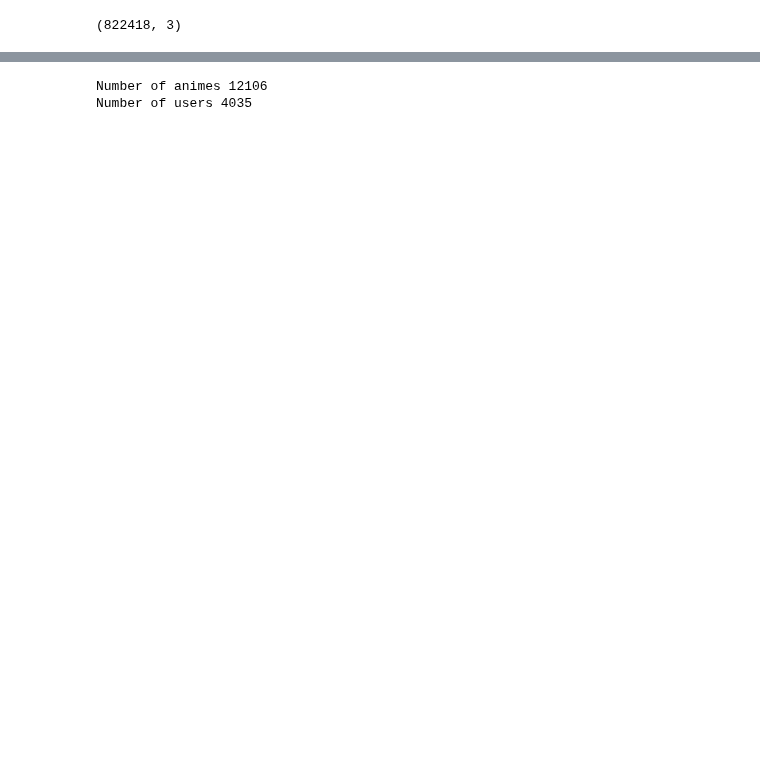
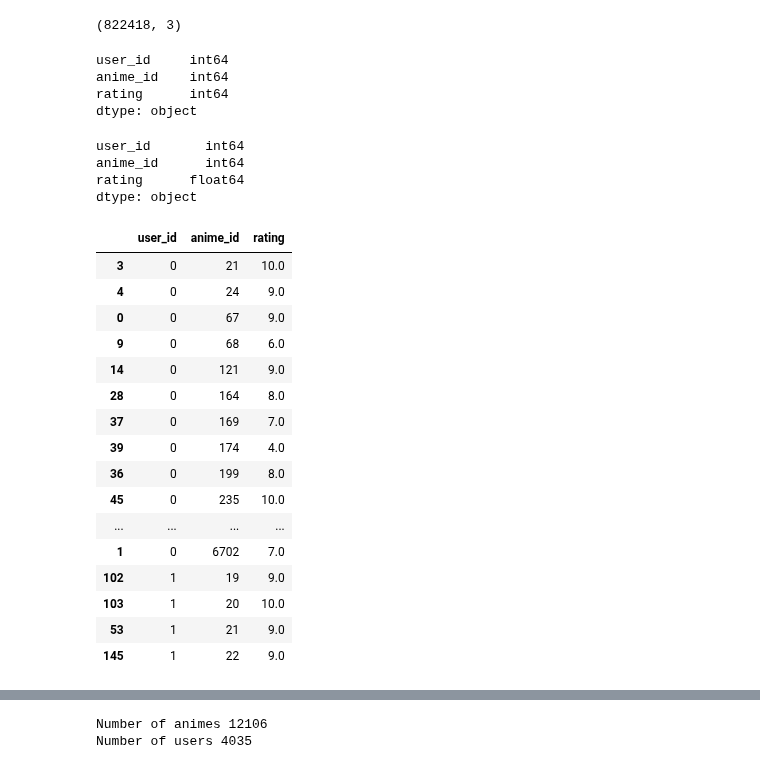
Before and after one commit to mijkami/Anime_Map, a Jupyter notebook: notebooks/Modelisation_neural.ipynb, the cells around one changed output, grey strips where cells are left out. Saved outputs shown, nothing was run; the diff lists cells and outputs as text; code cells hidden in the pictures; blank space fills up the shorter version.

```diff
--- a/notebooks/Modelisation_neural.ipynb
+++ b/notebooks/Modelisation_neural.ipynb
@@ -36,3 +40,10 @@ dataset
 dataset.shape
 # %% [output]
 (822418, 3)
+# %%
+dataset.dtypes
+# %% [output]
+user_id     int64
+anime_id    int64
+rating      int64
+dtype: object
@@ -38,0 +52,7 @@ dataset.shape
+# %%
+dataset.dtypes
+# %% [output]
+user_id       int64
+anime_id      int64
+rating      float64
+dtype: object
@@ -38,0 +61,20 @@ dataset.shape
+# %%
+dataset.head(50)
+# %% [output]
+|  | user_id | anime_id | rating |
+| 3 | 0 | 21 | 10.0 |
+| 4 | 0 | 24 | 9.0 |
+| 0 | 0 | 67 | 9.0 |
+| 9 | 0 | 68 | 6.0 |
+| 14 | 0 | 121 | 9.0 |
+| 28 | 0 | 164 | 8.0 |
+| 37 | 0 | 169 | 7.0 |
+| 39 | 0 | 174 | 4.0 |
+| 36 | 0 | 199 | 8.0 |
+| 45 | 0 | 235 | 10.0 |
+| ... | ... | ... | ... |
+| 1 | 0 | 6702 | 7.0 |
+| 102 | 1 | 19 | 9.0 |
+| 103 | 1 | 20 | 10.0 |
+| 53 | 1 | 21 | 9.0 |
+| 145 | 1 | 22 | 9.0 |
```
Also changed, not shown: parts of 23 cells of this notebook, 1 other file.
